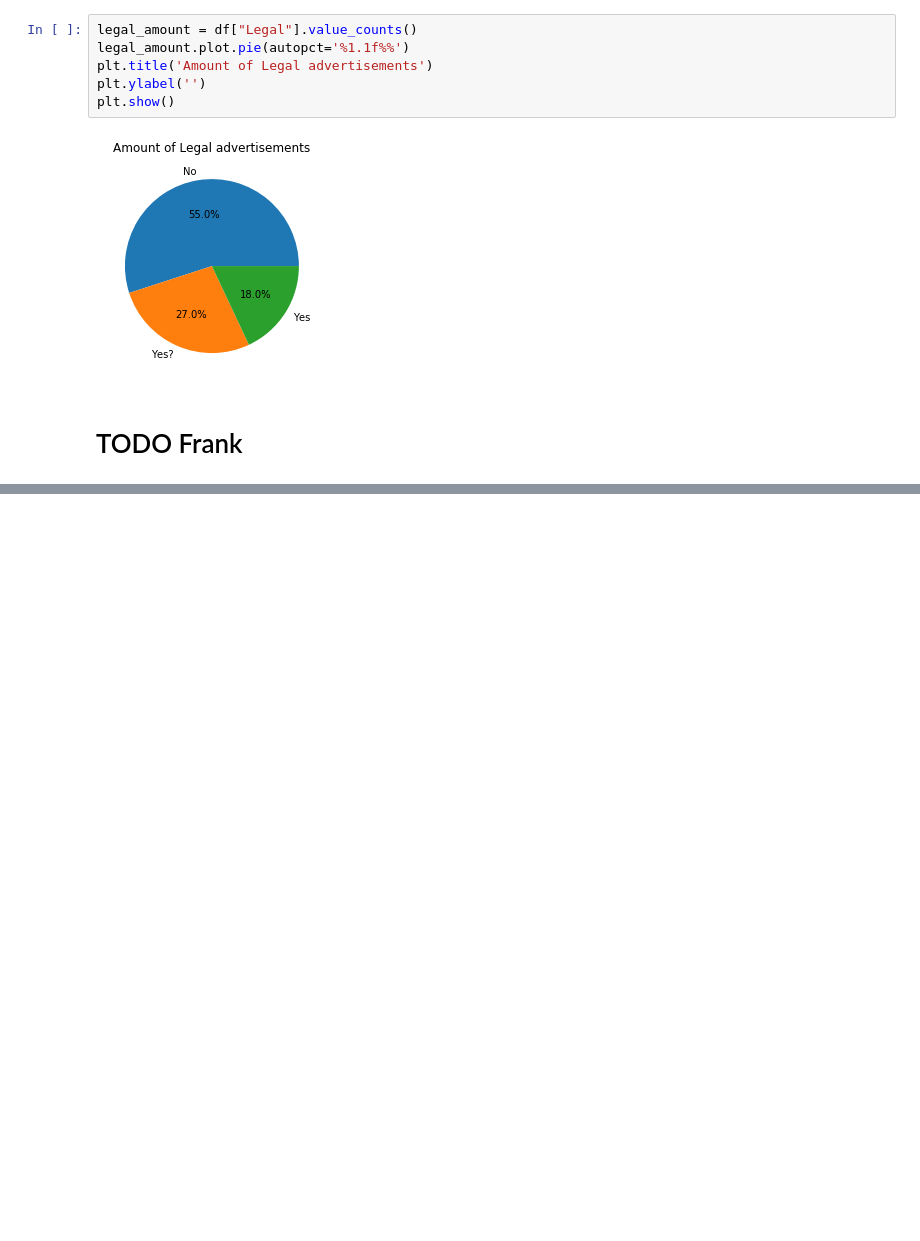
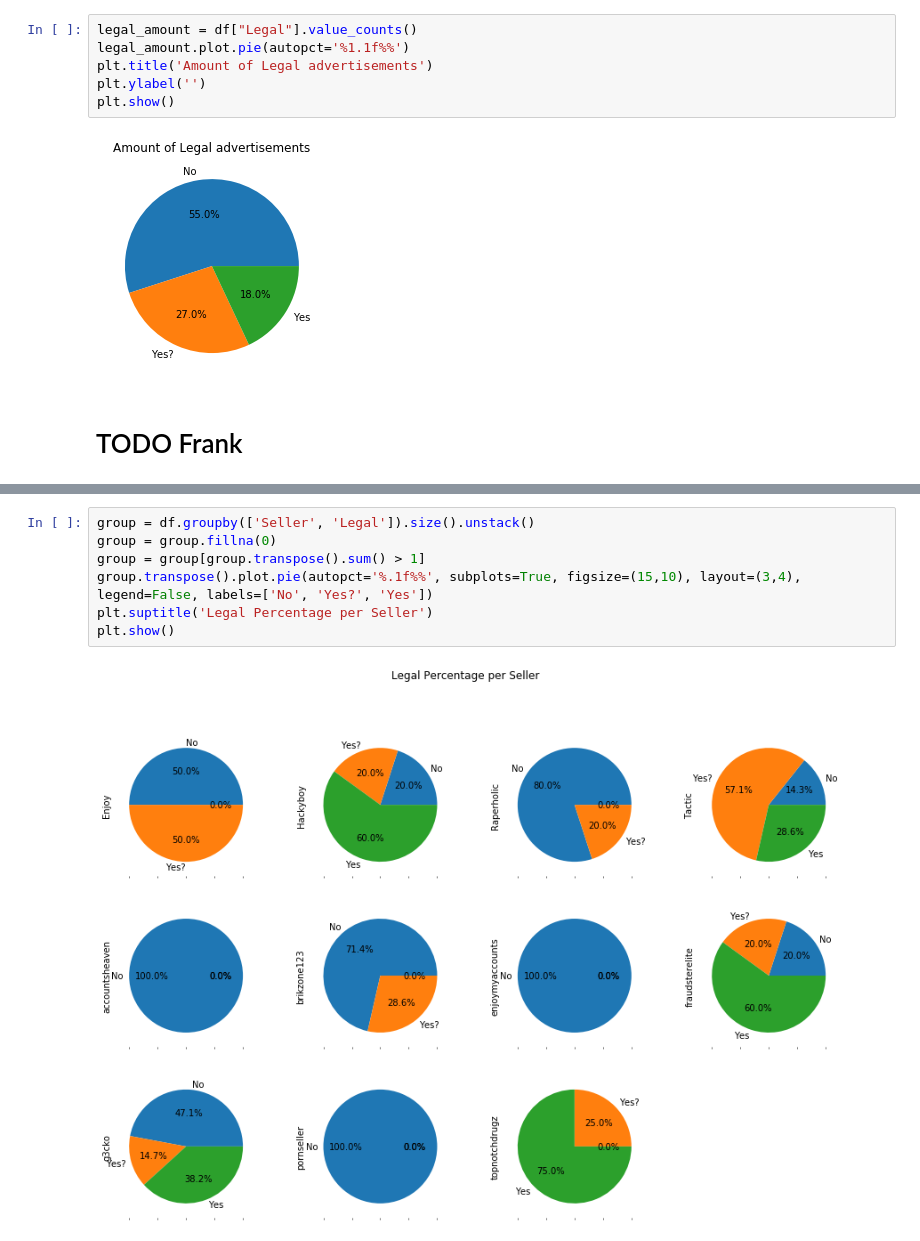
Before and after one commit to NijeboerFrank/jupyter-assignment-1, a Jupyter notebook: MyNotebook.ipynb, the cells around one changed output, grey strips where cells are left out. Drawn from its saved outputs; the diff is of its cells as text; blank space fills up the shorter version.

```diff
--- a/MyNotebook.ipynb
+++ b/MyNotebook.ipynb
@@ -80,0 +84,9 @@ plt.show()
+# %%
+group = df.groupby(['Seller', 'Legal']).size().unstack()
+group = group.fillna(0)
+group = group[group.transpose().sum() > 1]
+group.transpose().plot.pie(autopct='%.1f%%', subplots=True, figsize=(15,10), layout=(3,4), legend=False, labels=['No', 'Yes?', 'Yes'])
+plt.suptitle('Legal Percentage per Seller')
+plt.show()
+# %% [output]
+[figure, added]
```
Also changed, not shown: parts of 7 cells of this notebook, 1 other file.
